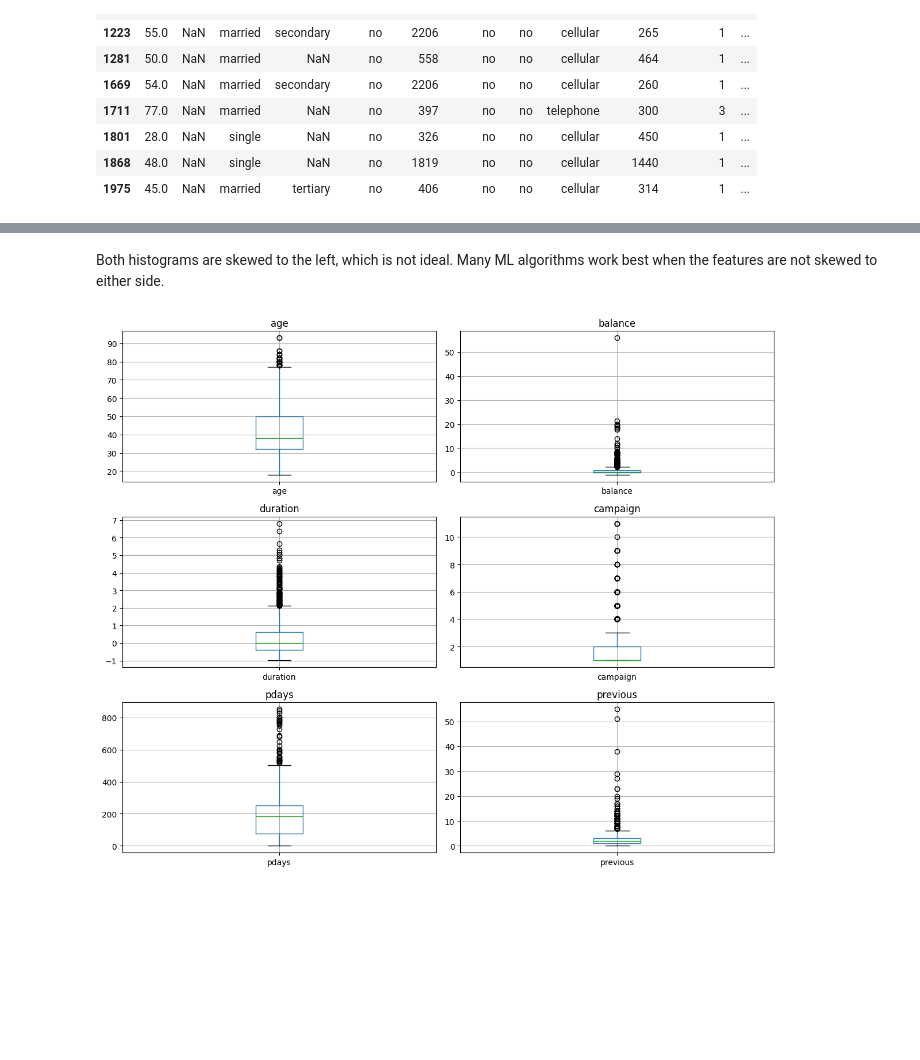
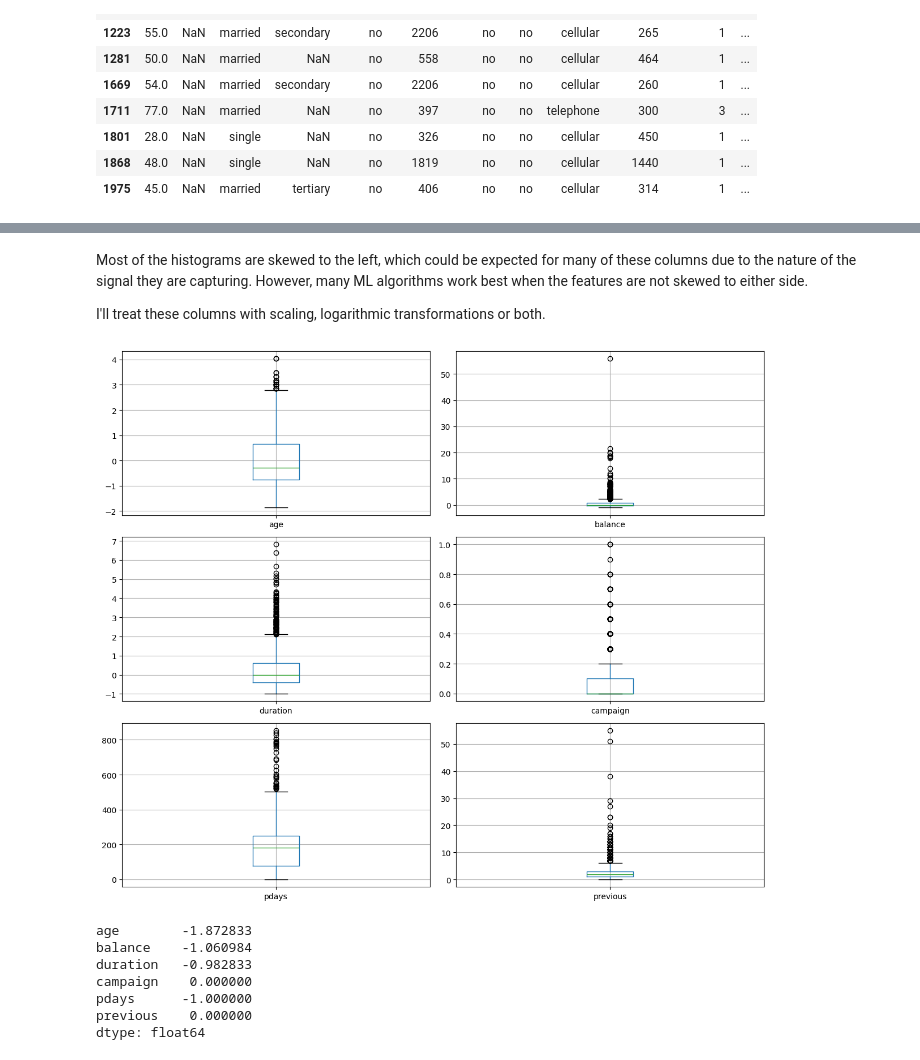
Before and after one commit to ger534/MSc-AI-2026-2027, a Jupyter notebook: CS6062 - Data Analytics/e-tivity1/etivity1.ipynb, the cells around one changed output, grey strips where cells are left out. Drawn from its saved outputs; the diff is of its cells as text; code cells hidden in the pictures; blank space fills up the shorter version.

```diff
--- a/CS6062 - Data Analytics/e-tivity1/etivity1.ipynb
+++ b/CS6062 - Data Analytics/e-tivity1/etivity1.ipynb
@@ -335,14 +440,13 @@ missing 2000-1546= 454 values
 
 # first one-hot encode the categorical columns with NaNs
 
-bank_dataset = pd.get_dummies(bank_dataset, columns=['education', 'contact', 'poutcome'],
-                        dummy_na=True)
-                        #drop_first=True this attribute seems to be useful for we don't know what model it's going to be used
-
-# Note: Prof. mentioned in class 'that's one of the way to do one hot encoding (using the function get_dummies from pandas), but there is actually a OneHotEncoder class in scikit-learn that's better'
+bank_dataset = pd.get_dummies(bank_dataset, columns=['education', 'contact'],
+                        dummy_na=True, drop_first=True)
 
 # After encoding, always ensure the column has the correct numeric type.
 bank_dataset.tail()
+
+# Note: Prof. mentioned in class alternative method (using OneHotEncoder class from scikit-learn) but I'm following the provided example
 # %% [output]
 |  | age | job | marital | default | balance | housing | loan | duration | campaign | pdays | ... | ... |
 | 1995 | 20.0 | student | single | no | 2785 | no | no | 327 | 2 | -1 | ... | ... |
@@ -399,9 +504,7 @@ bank_dataset.select_dtypes(include=['object', 'category', 'bool']).columns.tolis
 # %%
-# is this even necessary?
-# one-hot encode categorical columns left
+# one-hot encode categorical columns left (no missing values)
 
-bank_dataset = pd.get_dummies(bank_dataset, columns=['marital'])
-#drop_first=True this attribute seems to be useful for we don't know what model it's going to be used
+bank_dataset = pd.get_dummies(bank_dataset, columns=['marital' , 'job', 'poutcome'], drop_first=True)
 
 bank_dataset.tail()
 # %% [output]
@@ -465,0 +573,5 @@ bank_dataset[['balance',
+# %%
+min_max_scaler = MinMaxScaler()
+bank_dataset['campaign'] = min_max_scaler.fit_transform(bank_dataset[['campaign']])
+
+bank_dataset['campaign'].value_counts()
@@ -479 +607,9 @@ bank_dataset.describe()
+# %%
+robust_scaler = RobustScaler()
+bank_dataset[['balance',
+            'duration']] = robust_scaler.fit_transform(bank_dataset[['balance',
+                                                                'duration']])
+
+scaler = StandardScaler()
+bank_dataset['age'] = scaler.fit_transform(bank_dataset[['age']])
 # %% [markdown]
@@ -492,17 +627,30 @@ plt.show()
 # %% [markdown]
-Both histograms are skewed to the left, which is not ideal. Many ML algorithms work best when the features are not skewed to either side.
+Most of the histograms are skewed to the left, which could be expected for many of these columns due to the nature of the signal they are capturing. However, many ML algorithms work best when the features are not skewed to either side.
+
+I'll treat these columns with scaling, logarithmic transformations or both.
 # %%
 numeric_cols = ['age', 'balance', 'duration', 'campaign', 'pdays', 'previous']
 
 plt.figure(figsize=(12, 10))
 
 for i, col in enumerate(numeric_cols, 1):
     plt.subplot(3, 2, i)
     bank_dataset.boxplot(column=col)
-    plt.title(col)
-    plt.suptitle("")  # removes automatic title
 
 plt.tight_layout()
 plt.show()
+
+#checking for negative values
+
+bank_dataset[numeric_cols].min()
+
+#decide: drop them or shift them to a positive range before applying log()
 # %% [output]
-[figure, old version]
+[figure, new version]
+age        -1.872833
+balance    -1.060984
+duration   -0.982833
+campaign    0.000000
+pdays      -1.000000
+previous    0.000000
+dtype: float64
```
Also changed, not shown: parts of 58 cells of this notebook, 19 other files.
